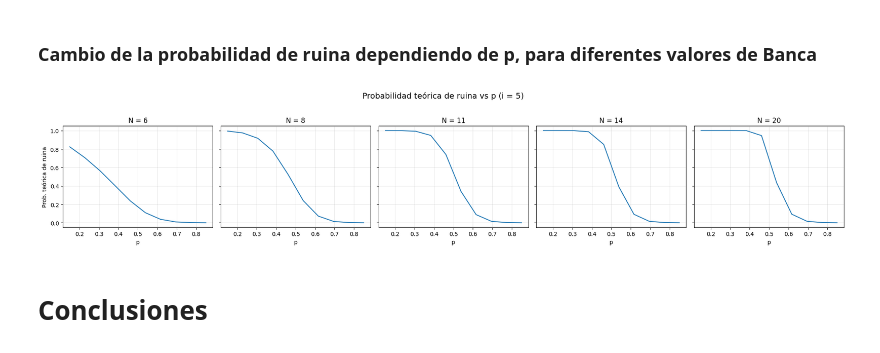
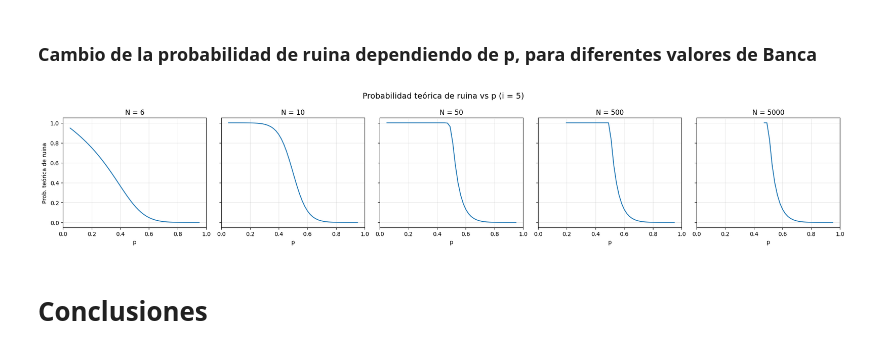
Before and after one commit to JavierRojo8/Parrondo-s-Paradox-Gamblers-ruin, a Jupyter notebook: parrondo.ipynb, the cells around one changed output. Saved outputs shown, nothing was run; the diff lists cells and outputs as text; code cells hidden in the pictures.

```diff
--- a/parrondo.ipynb
+++ b/parrondo.ipynb
@@ -1312,11 +1411,11 @@ for p in valores_p:
 # %% [markdown]
 ### Cambio de la probabilidad de ruina dependiendo de p, para diferentes valores de Banca
 # %%
-lista_N = [6, 8, 11, 14, 20]  # cada plot un N mayor
+lista_N = [6, 10, 50, 500, 5000]  # cada plot un N mayor
 i = 5
 plot_fila_prob_ruina_vs_p(i, lista_N)
 # %% [output]
-[figure, old version]
+[figure, new version]
 # %% [markdown]
 # Conclusiones
 # %% [markdown]
```
Also changed, not shown: parts of 15 cells of this notebook.
